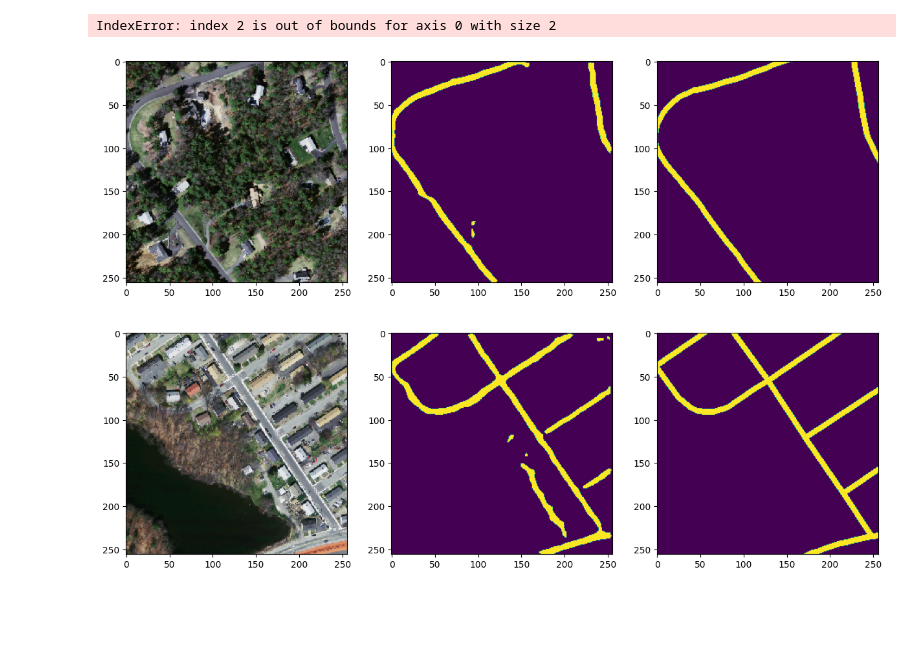
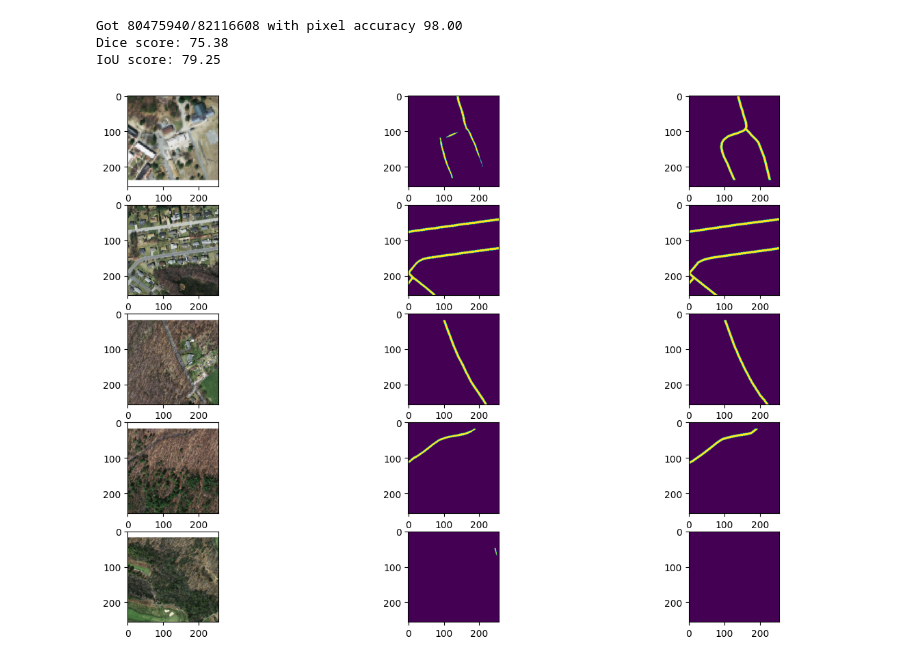
Before and after one commit to N0ad/AI_Task2, a Jupyter notebook: unet-Copy1.ipynb, the cells around one changed output. Saved outputs shown, nothing was run; the diff lists cells and outputs as text; code cells hidden in the pictures; blank space fills up the shorter version.

```diff
--- a/unet-Copy1.ipynb
+++ b/unet-Copy1.ipynb
@@ -21,7 +21,7 @@ NUM_LEVELS = 3
 # initialize learning rate, number of epochs to train for, and the
 # batch size
 INIT_LR = 0.001
-NUM_EPOCHS = 10
+NUM_EPOCHS = 5
 BATCH_SIZE = 32
 # define the input image dimensions
 INPUT_IMAGE_WIDTH = 256
@@ -127,6 +128,7 @@ def check_accuracy(loader, model, device="cuda"):
     num_correct = 0
     num_pixels  = 0
     dice_score  = 0
+    iou = 0
     model.eval()
 
     with torch.no_grad():
@@ -140,11 +142,13 @@ def check_accuracy(loader, model, device="cuda"):
             dice_score += (2 * (preds * mask).sum()) / (
                 (preds + mask).sum() + 1e-7
             )
+            iou += ((((preds * mask).sum()) / ((preds + mask).sum() - (preds * mask).sum())) + ((((1 - preds) * (1 - mask)).sum()) / (((1 - preds) + (1 - mask)).sum() - ((1 - preds) * (1 - mask)).sum()))) / 2
 
     print(
         f"Got {num_correct}/{num_pixels} with pixel accuracy {num_correct/num_pixels*100:.2f}"
     )
     print(f"Dice score: {dice_score/len(loader)*100:.2f}")
+    print(f"IoU score: {iou/len(loader)*100:.2f}")
     model.train()
 # %%
 model = smp.Unet(encoder_name='efficientnet-b3', in_channels=3, classes=1, activation=None).to(DEVICE)
@@ -183,11 +205,16 @@ IsADirectoryError: [Errno 21] Is a directory: '/usr/src/app/roads_dataset_croppe
+# %%
+check_accuracy(test_loader, model, device=DEVICE)
+# %% [output]
+Got 80475940/82116608 with pixel accuracy 98.00
+Dice score: 75.38
+IoU score: 79.25
 # %%
 inputs, masks = next(iter(test_loader))
 output        = ((torch.sigmoid(model(inputs.to('cuda')))) >0.5).float()
-_, ax = plt.subplots(2,3, figsize=(15,10))
-for k in range(10):
+_, ax = plt.subplots(5,3, figsize=(15,10))
+for k in range(5):
     ax[k][0].imshow(inputs[k].permute(1,2,0))
     ax[k][1].imshow(output[k][0].cpu())
     ax[k][2].imshow(masks[k])
 # %% [output]
-IndexError: index 2 is out of bounds for axis 0 with size 2
-[figure, old version]
+[figure, new version]
```
Also changed, not shown: parts of 3 cells of this notebook.
